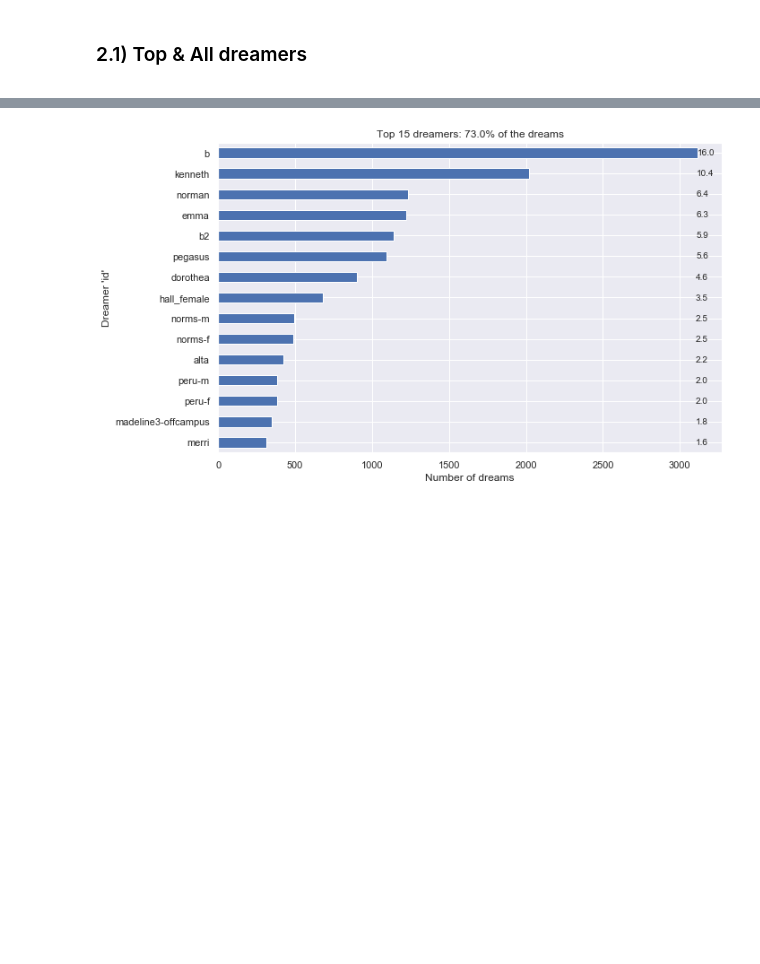
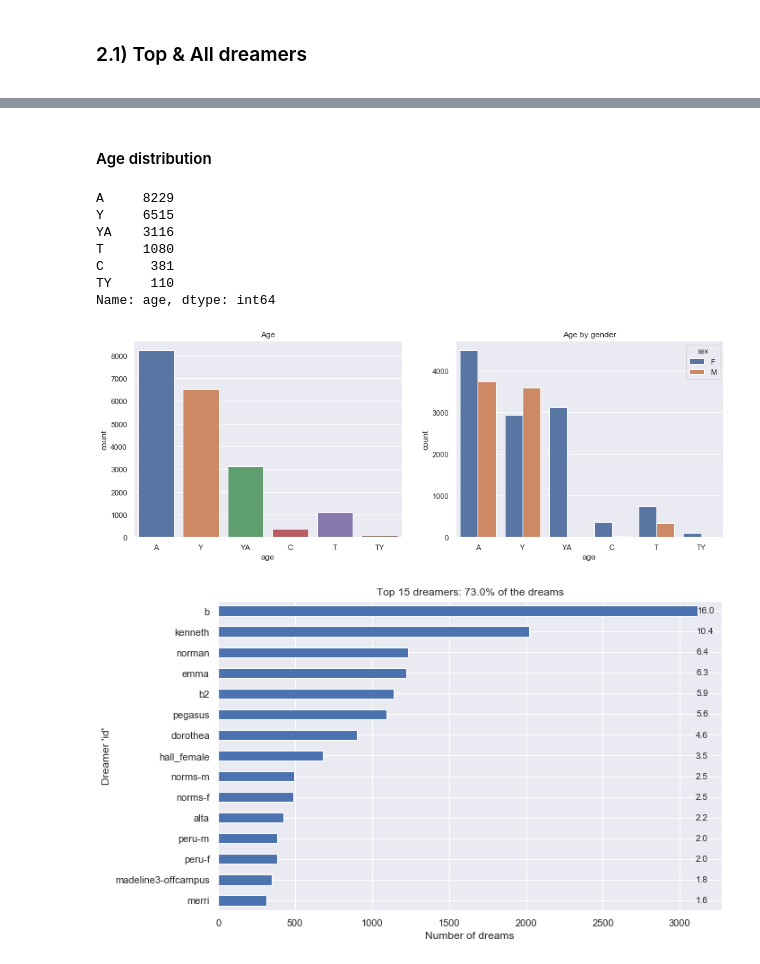
Before and after one commit to MigBap/dreambank, a Jupyter notebook: dreamresearch.net_data.ipynb, the cells around one changed output, grey strips where cells are left out. Cells and saved outputs as stored; diff of their text form; code cells hidden in the pictures; blank space fills up the shorter version.

```diff
--- a/dreamresearch.net_data.ipynb
+++ b/dreamresearch.net_data.ipynb
@@ -551,3 +574,29 @@ memory usage: 1.3+ MB
+# %% [markdown]
+#### Age distribution
+# %%
+# Age distribution of dreams
+print(dreams_df['age'].value_counts())
+
+# bar plot
+plt.subplot(1, 2, 1)
+sns.countplot('age', data=dreams_df)
+plt.title('Age')
+
+plt.subplot(1, 2, 2)
+sns.countplot('age', data=dreams_df, hue='sex')
+plt.title('Age by gender')
+
+plt.subplots_adjust(left=0, bottom=0, right=2, top=1, wspace=0.2, hspace=0)
+plt.show()
+# %% [output]
+A     8229
+Y     6515
+YA    3116
+T     1080
+C      381
+TY     110
+Name: age, dtype: int64
+[figure, added]
 # %%
 # top dreamers
 
```
Also changed, not shown: parts of 28 cells of this notebook.
